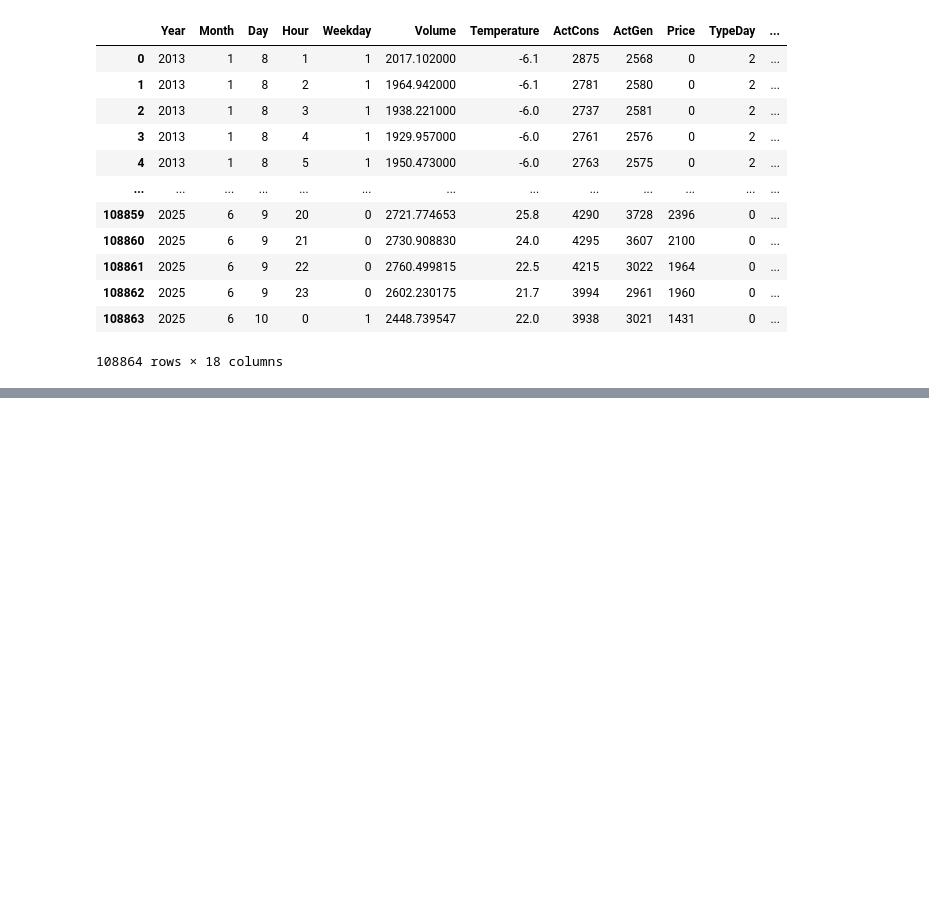
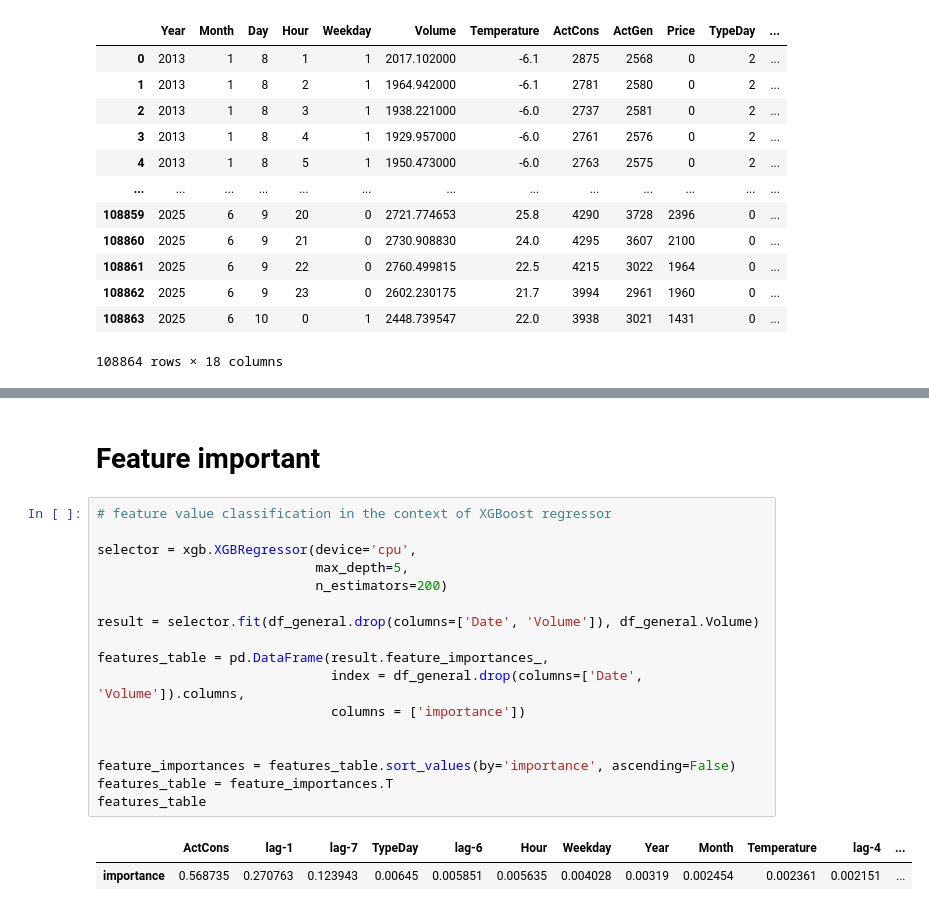
Before and after one commit to caapel/STLF, a Jupyter notebook: EDA.ipynb, the cells around one changed output, grey strips where cells are left out. Drawn from its saved outputs; the diff is of its cells as text; blank space fills up the shorter version.

```diff
--- a/EDA.ipynb
+++ b/EDA.ipynb
@@ -344,0 +373,22 @@ df_general.iloc[:, 1:]
+# %% [markdown]
+# Feature important
+# %%
+# feature value classification in the context of XGBoost regressor
+
+selector = xgb.XGBRegressor(device='cpu',
+                            max_depth=5,
+                            n_estimators=200)
+
+result = selector.fit(df_general.drop(columns=['Date', 'Volume']), df_general.Volume)
+
+features_table = pd.DataFrame(result.feature_importances_,
+                              index = df_general.drop(columns=['Date', 'Volume']).columns,
+                              columns = ['importance'])
+
+
+feature_importances = features_table.sort_values(by='importance', ascending=False)
+features_table = feature_importances.T
+features_table
+# %% [output]
+|  | ActCons | lag-1 | lag-7 | TypeDay | lag-6 | Hour | Weekday | Year | Month | Temperature | lag-4 | ... |
+| importance | 0.568735 | 0.270763 | 0.123943 | 0.00645 | 0.005851 | 0.005635 | 0.004028 | 0.00319 | 0.002454 | 0.002361 | 0.002151 | ... |
```
Also changed, not shown: parts of 10 cells of this notebook, 2 other files.
